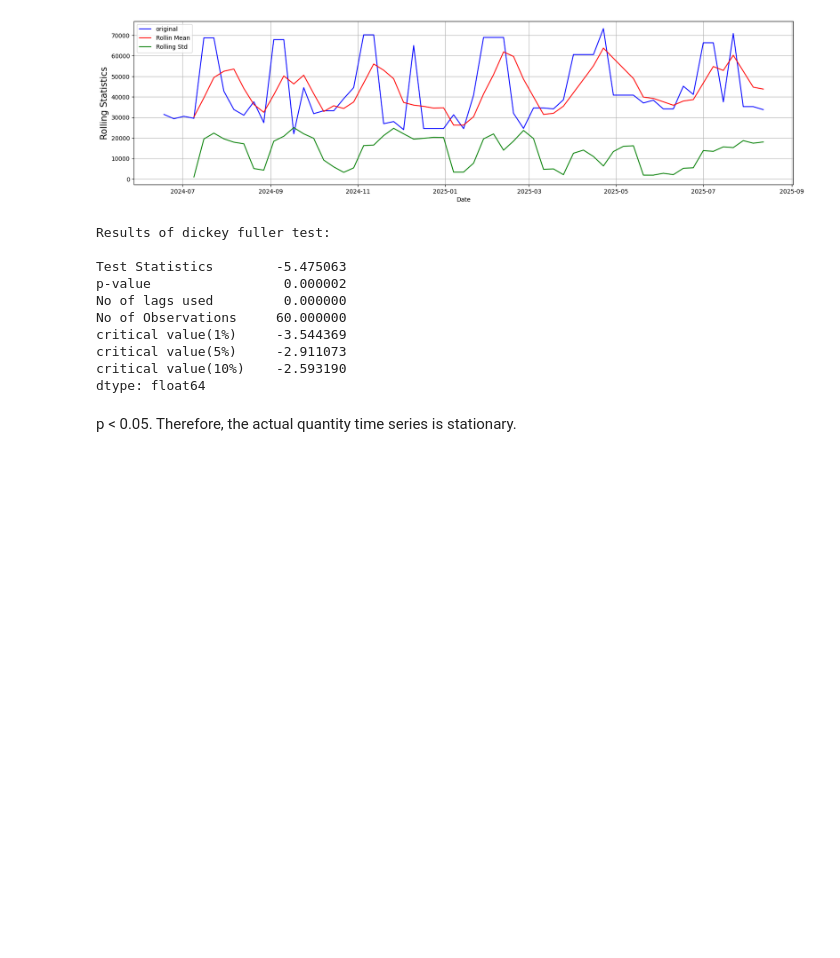
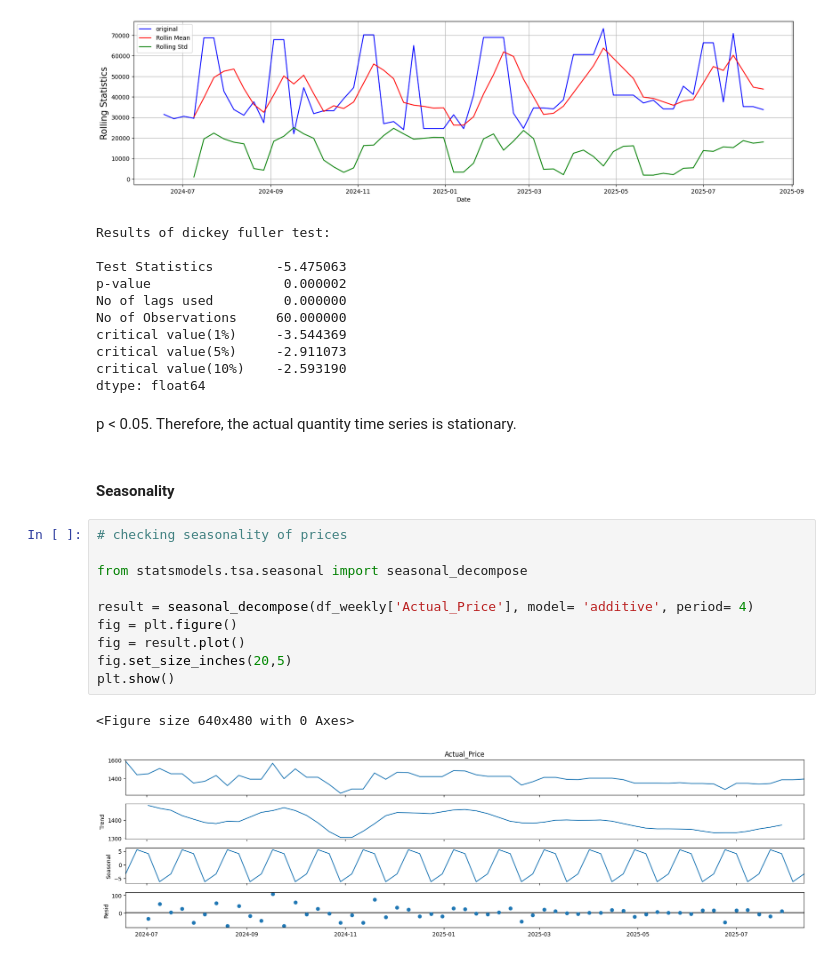
Before and after one commit to NishanD21/Time-Series-Analysis-on-Tea-Production, a Jupyter notebook: sales_and_valuation/sales_and_val.ipynb, the cells around one changed output. Drawn from its saved outputs; the diff is of its cells as text; blank space fills up the shorter version.

```diff
--- a/sales_and_valuation/sales_and_val.ipynb
+++ b/sales_and_valuation/sales_and_val.ipynb
@@ -594,3 +594,18 @@ critical value(10%)    -2.593190
 dtype: float64
 # %% [markdown]
 p < 0.05. Therefore, the actual quantity time series is stationary.
+# %% [markdown]
+#### Seasonality
+# %%
+# checking seasonality of prices
+
+from statsmodels.tsa.seasonal import seasonal_decompose
+
+result = seasonal_decompose(df_weekly['Actual_Price'], model= 'additive', period= 4)
+fig = plt.figure()
+fig = result.plot()
+fig.set_size_inches(20,5)
+plt.show()
+# %% [output]
+<Figure size 640x480 with 0 Axes>
+[figure, added]
```
Also changed, not shown: parts of 1 cell of this notebook, 3 other files.
